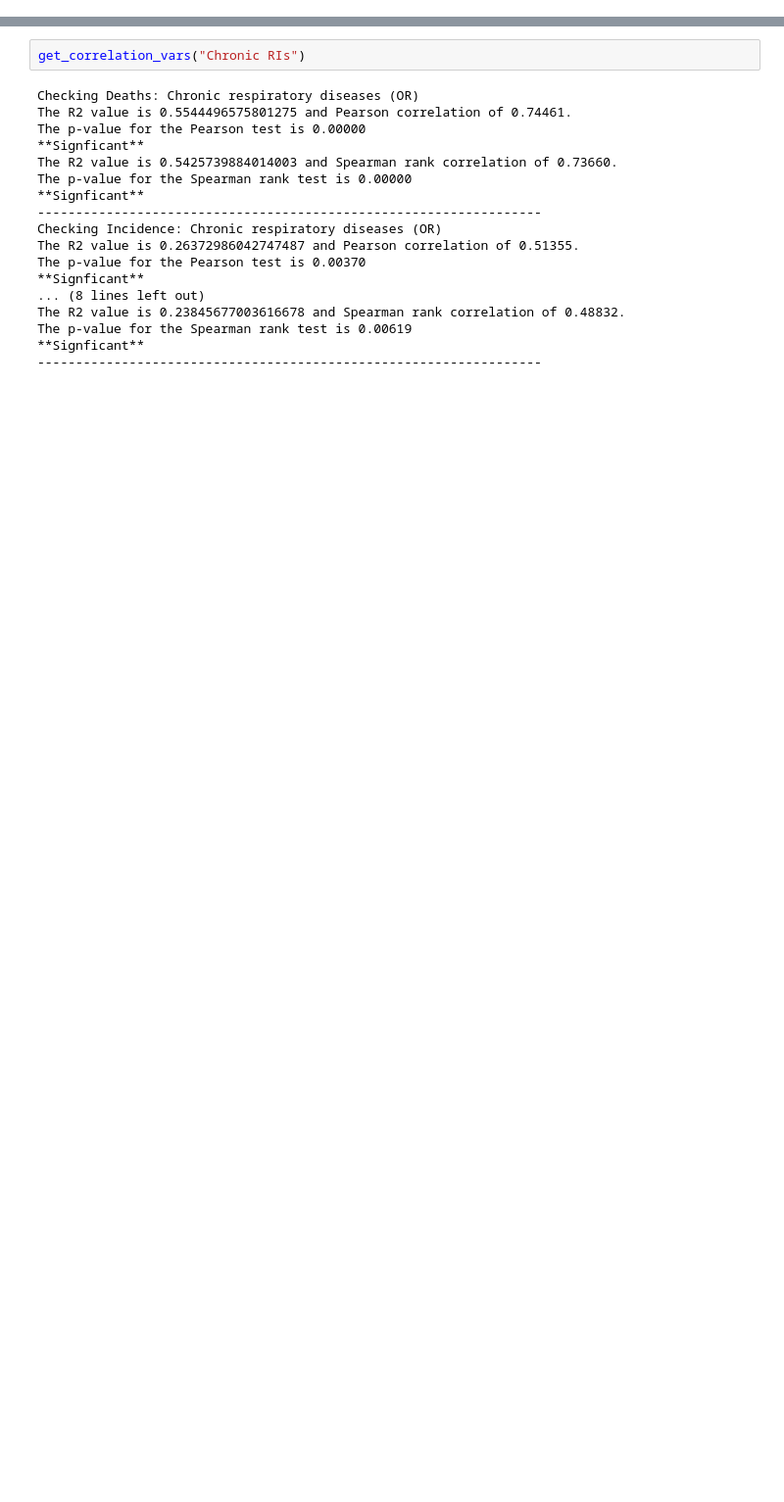
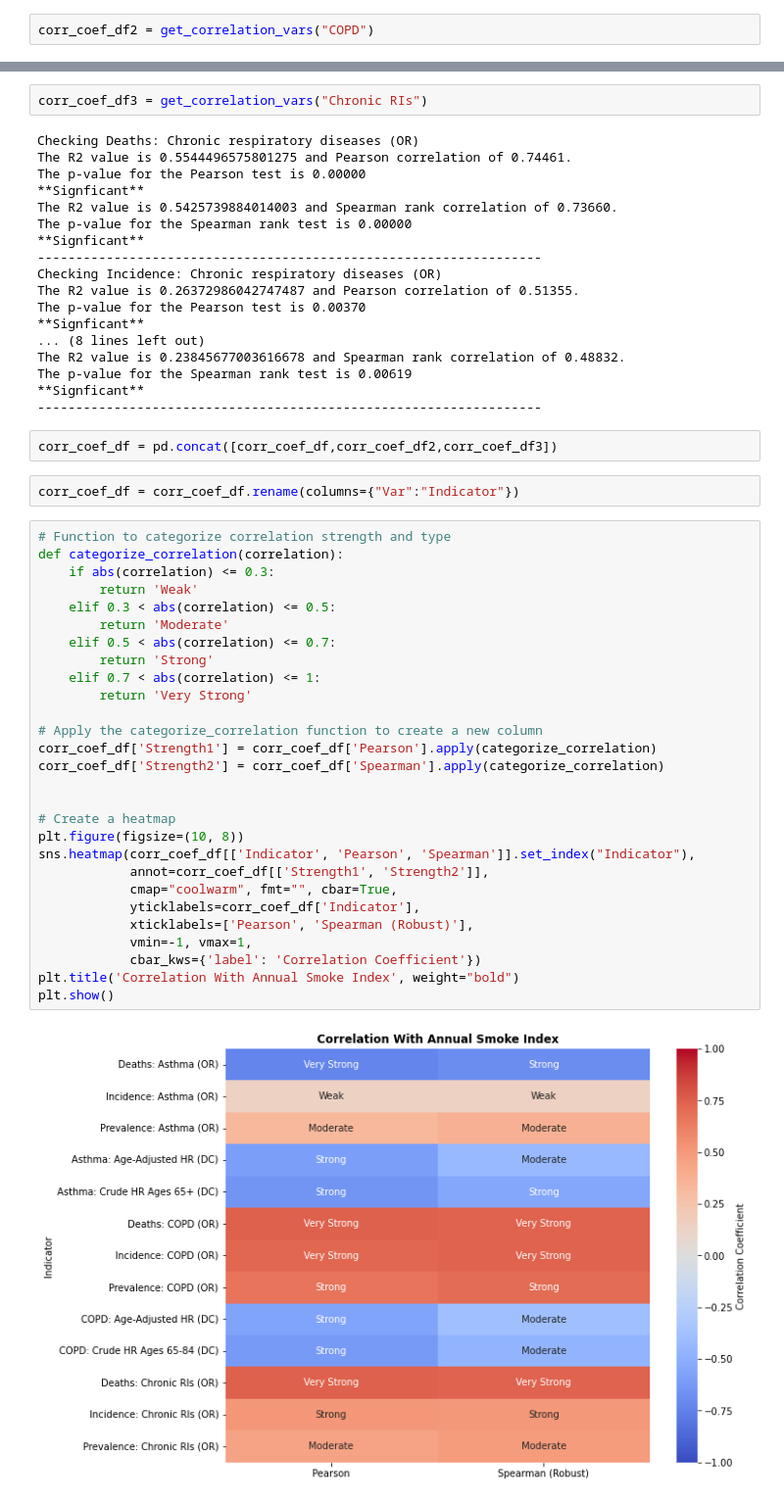
Before and after one commit to yashmanne/Wildfire-Analysis, a Jupyter notebook: Extension-HospitalizationModeling.ipynb, the cells around one changed output, grey strips where cells are left out. Shown at 98% size. Drawn from its saved outputs; the diff is of its cells as text; blank space fills up the shorter version.

```diff
--- a/Extension-HospitalizationModeling.ipynb
+++ b/Extension-HospitalizationModeling.ipynb
@@ -481,0 +501,2 @@ The p-value for the Spearman rank test is 0.02775
+# %%
+corr_coef_df2 = get_correlation_vars("COPD")
@@ -482,5 +521,5 @@ The p-value for the Spearman rank test is 0.02775
 # %%
-get_correlation_vars("Chronic RIs")
+corr_coef_df3 = get_correlation_vars("Chronic RIs")
 # %% [output]
 Checking Deaths: Chronic respiratory diseases (OR)
 The R2 value is 0.5544496575801275 and Pearson correlation of 0.74461.
@@ -499,3 +538,37 @@ The R2 value is 0.23845677003616678 and Spearman rank correlation of 0.48832.
 The p-value for the Spearman rank test is 0.00619
 **Signficant**
 ------------------------------------------------------------------
+# %%
+corr_coef_df = pd.concat([corr_coef_df,corr_coef_df2,corr_coef_df3])
+# %%
+corr_coef_df = corr_coef_df.rename(columns={"Var":"Indicator"})
+# %%
+# Function to categorize correlation strength and type
+def categorize_correlation(correlation):
+    if abs(correlation) <= 0.3:
+        return 'Weak'
+    elif 0.3 < abs(correlation) <= 0.5:
+        return 'Moderate'
+    elif 0.5 < abs(correlation) <= 0.7:
+        return 'Strong'
+    elif 0.7 < abs(correlation) <= 1:
+        return 'Very Strong'
+
+# Apply the categorize_correlation function to create a new column
+corr_coef_df['Strength1'] = corr_coef_df['Pearson'].apply(categorize_correlation)
+corr_coef_df['Strength2'] = corr_coef_df['Spearman'].apply(categorize_correlation)
+
+
+# Create a heatmap
+plt.figure(figsize=(10, 8))
+sns.heatmap(corr_coef_df[['Indicator', 'Pearson', 'Spearman']].set_index("Indicator"),
+            annot=corr_coef_df[['Strength1', 'Strength2']],
+            cmap="coolwarm", fmt="", cbar=True,
+            yticklabels=corr_coef_df['Indicator'],
+            xticklabels=['Pearson', 'Spearman (Robust)'],
+            vmin=-1, vmax=1,
+            cbar_kws={'label': 'Correlation Coefficient'})
+plt.title('Correlation With Annual Smoke Index', weight="bold")
+plt.show()
+# %% [output]
+[figure, added]
```
Also changed, not shown: parts of 8 cells of this notebook.
